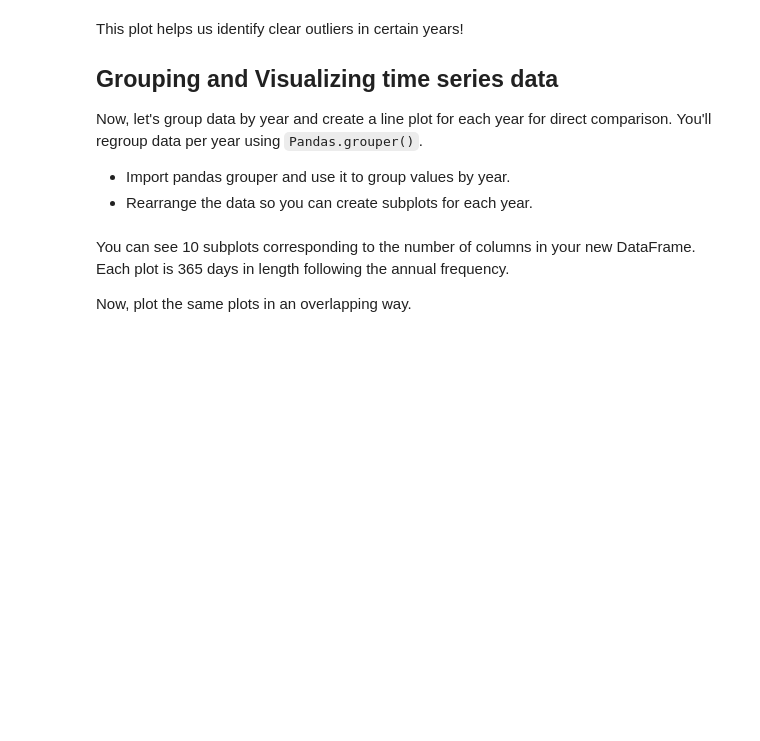
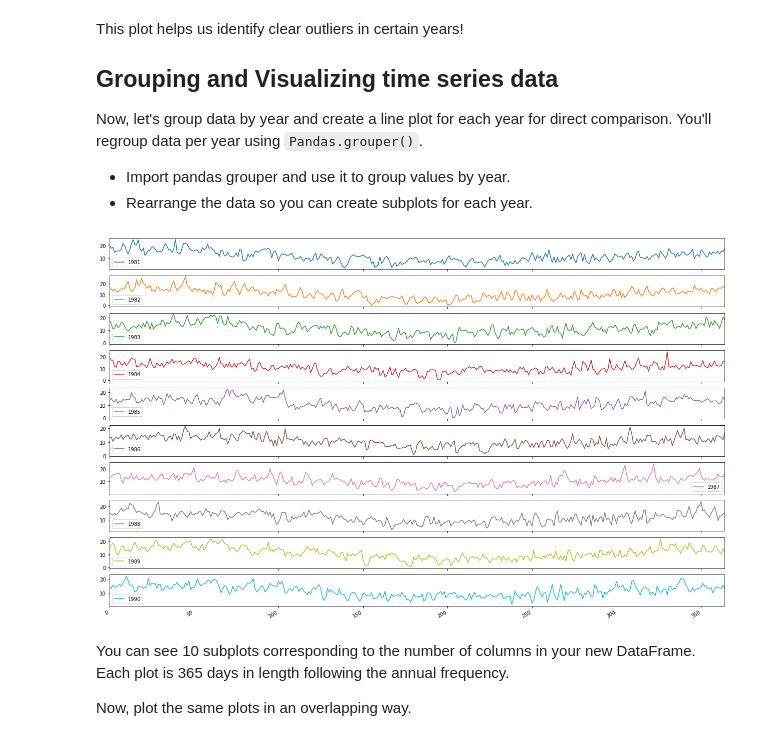
Before and after one commit to learn-co-curriculum/dsc-visualizing-time-series-data-lab, a Jupyter notebook: index.ipynb, the cells around one changed output. Cells and saved outputs as stored; diff of their text form; code cells hidden in the pictures; blank space fills up the shorter version.

```diff
--- a/index.ipynb
+++ b/index.ipynb
@@ -41,6 +88,21 @@ You'll regroup data per year using `Pandas.grouper()`.
 
 - Import pandas grouper and use it to group values by year.
 - Rearrange the data so you can create subplots for each year.
+# %%
+# Use pandas grouper to group values using annual frequency
+year_groups = temp_data.groupby(pd.Grouper(freq ='A'))
+# %%
+#Create a new DataFrame and store yearly values in columns
+temp_annual = pd.DataFrame()
+# %%
+for yr, group in year_groups:
+    temp_annual[yr.year] = group.values.ravel()
+
+# Plot the yearly groups as subplots
+temp_annual.plot(figsize = (22,15), subplots=True, legend=True)
+plt.show()
+# %% [output]
+[figure, added]
 # %% [markdown]
 You can see 10 subplots corresponding to the number of columns in your new DataFrame. Each plot is 365 days in length following the annual frequency.
 
```
Also changed, not shown: parts of 13 cells of this notebook, 20 other files.
